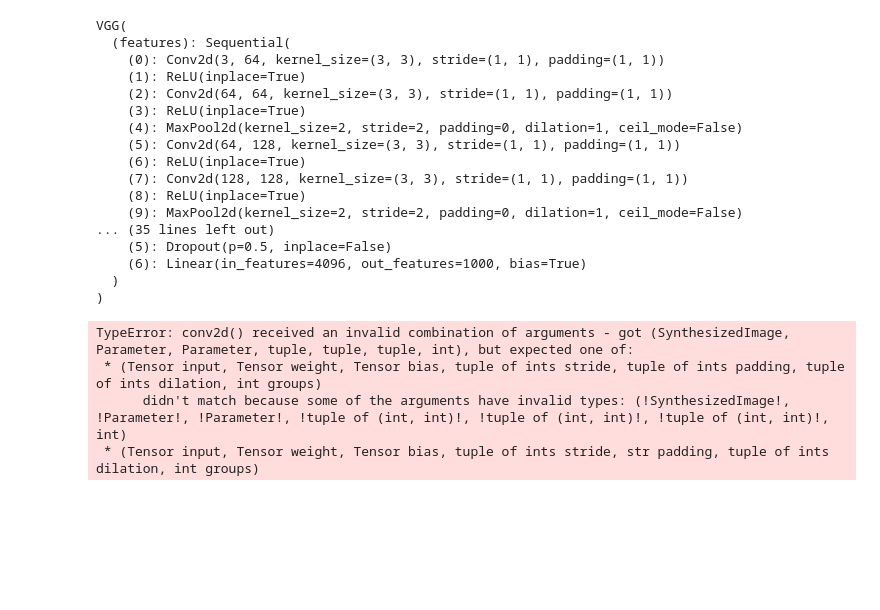
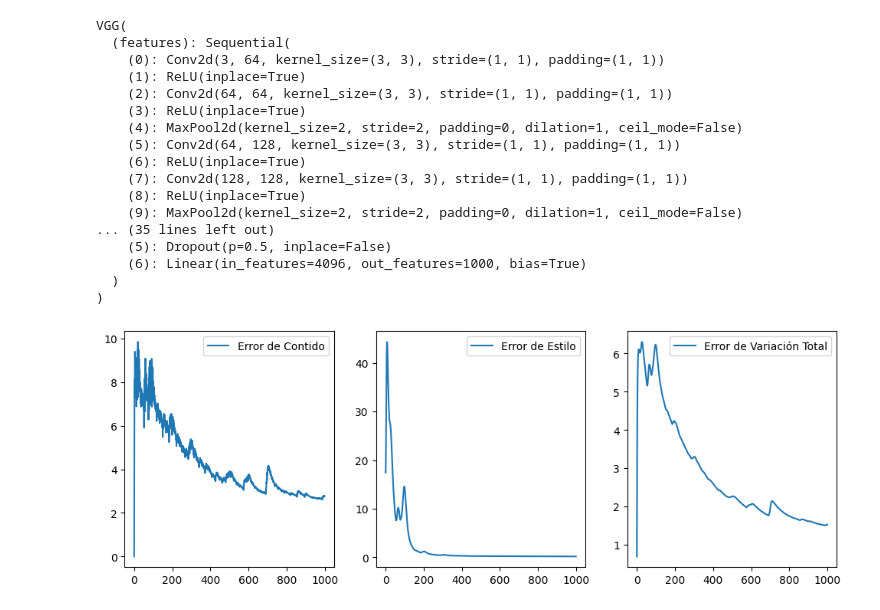
Before and after one commit to RoiRT/NST, a Jupyter notebook: NST.ipynb, the cells around one changed output. Drawn from its saved outputs; the diff is of its cells as text; code cells hidden in the pictures; blank space fills up the shorter version.

```diff
--- a/NST.ipynb
+++ b/NST.ipynb
@@ -128,3 +129,8 @@ def get_inits(X, device, lr, styles_Y):
+# %%
+generated_images = []
+error_content_list = []
+error_style_list = []
+error_tv_list = []
 # %%
 def train(X, conts_Y, styles_Y, device, lr, num_epochs, lr_decay_epoch):
     X, styles_Y_gram, trainer = get_inits(X, device, lr, styles_Y)
@@ -140,13 +150,22 @@ def train(X, conts_Y, styles_Y, device, lr, num_epochs, lr_decay_epoch):
     return X
 # %%
 device = torch.device('cuda' if torch.cuda.is_available() else 'cpu')
-image_shape = (300, 450)
+image_shape = [(400, 600), (500, 400)]
 net = net.to(device)
-cont_X, cont_Y = get_conts(image_shape, device)
-_ , style_Y = get_styles(image_shape, device)
-output = train(cont_X, cont_Y, style_Y, device, 0.3, 10, 50)
+cont_X, cont_Y = get_conts(image_shape[1], device)
+_ , style_Y = get_styles(image_shape[1], device)
+output = train(cont_X, cont_Y, style_Y, device, 0.3, 1000, 100)
-# %% [output]
-TypeError: conv2d() received an invalid combination of arguments - got (SynthesizedImage, Parameter, Parameter, tuple, tuple, tuple, int), but expected one of:
- * (Tensor input, Tensor weight, Tensor bias, tuple of ints stride, tuple of ints padding, tuple of ints dilation, int groups)
-      didn't match because some of the arguments have invalid types: (!SynthesizedImage!, !Parameter!, !Parameter!, !tuple of (int, int)!, !tuple of (int, int)!, !tuple of (int, int)!, int)
- * (Tensor input, Tensor weight, Tensor bias, tuple of ints stride, str padding, tuple of ints dilation, int groups)
+# %%
+plt.figure(figsize=(12, 4))
+plt.subplot(131)
+plt.plot(error_content_list[:], label='Error de Contido')
+plt.legend()
+plt.subplot(132)
+plt.plot(error_style_list[:], label='Error de Estilo')
+plt.legend()
+plt.subplot(133)
+plt.plot(error_tv_list, label='Error de Variación Total')
+plt.legend()
+plt.show()
+# %% [output]
+[figure, added]
```
Also changed, not shown: parts of 10 cells of this notebook, 3 other files.
